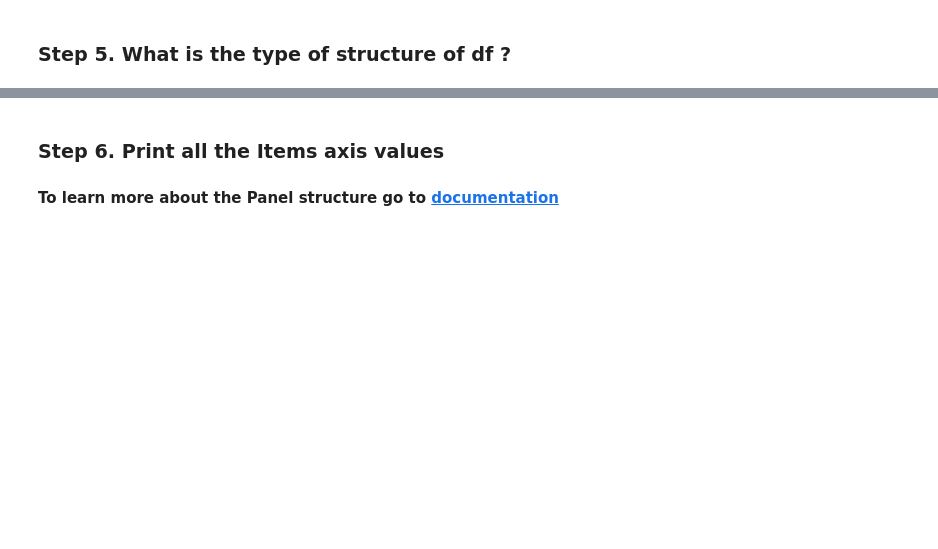
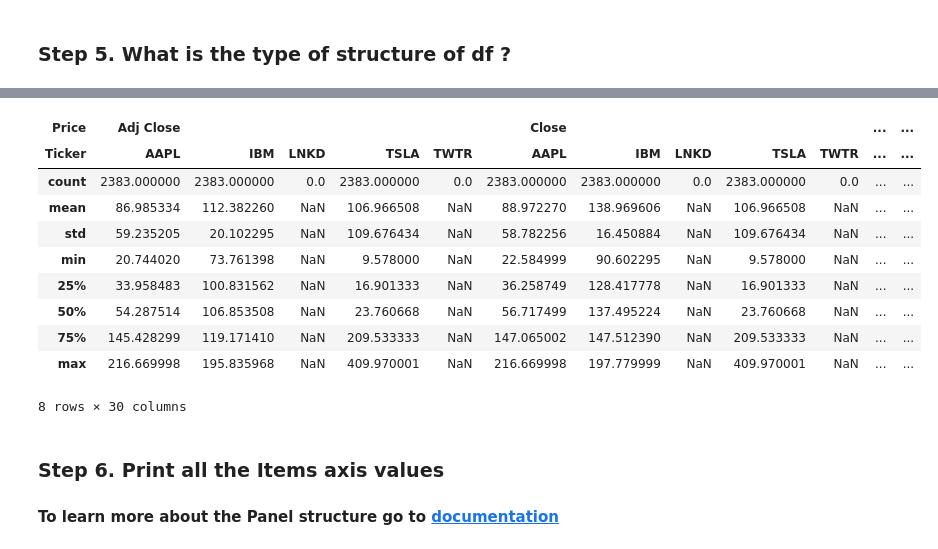
Before and after one commit to zinduaschool/pandasweeklyproject-BettyKagendo, a Jupyter notebook: 09_Time_Series/Getting_Financial_Data/Exercises.ipynb, the cells around one changed output, grey strips where cells are left out. Saved outputs shown, nothing was run; the diff lists cells and outputs as text; code cells hidden in the pictures; blank space fills up the shorter version.

```diff
--- a/09_Time_Series/Getting_Financial_Data/Exercises.ipynb
+++ b/09_Time_Series/Getting_Financial_Data/Exercises.ipynb
@@ -30,5 +48,10 @@ ModuleNotFoundError: No module named 'pandas.io.data'
 ### Step 2. Create your time range (start and end variables). The start date should be 01/01/2015 and the end should today (whatever your today is)
 # %% [markdown]
 ### Step 3. Select the Apple, Tesla, Twitter, IBM, LinkedIn stocks symbols and assign them to a variable called stocks
+# %%
+stocks = [ 'AAPL', 'TSLA', 'TWTR', 'IBM', 'LNKD']
 # %% [markdown]
 ### Step 4. Read the data from google, assign to df and print it
+# %%
+stock_data = yf.download(stocks, start = '2015-01-01', end ='2024-06-24')
+stock_data.head()
@@ -37,3 +141,17 @@ ModuleNotFoundError: No module named 'pandas.io.data'
+# %%
+stock_data.describe()
+# %% [output]
+| Price | Adj Close |  |  |  |  | Close |  |  |  |  | ... | ... |
+| Ticker | AAPL | IBM | LNKD | TSLA | TWTR | AAPL | IBM | LNKD | TSLA | TWTR | ... | ... |
+| count | 2383.000000 | 2383.000000 | 0.0 | 2383.000000 | 0.0 | 2383.000000 | 2383.000000 | 0.0 | 2383.000000 | 0.0 | ... | ... |
+| mean | 86.985334 | 112.382260 | NaN | 106.966508 | NaN | 88.972270 | 138.969606 | NaN | 106.966508 | NaN | ... | ... |
+| std | 59.235205 | 20.102295 | NaN | 109.676434 | NaN | 58.782256 | 16.450884 | NaN | 109.676434 | NaN | ... | ... |
+| min | 20.744020 | 73.761398 | NaN | 9.578000 | NaN | 22.584999 | 90.602295 | NaN | 9.578000 | NaN | ... | ... |
+| 25% | 33.958483 | 100.831562 | NaN | 16.901333 | NaN | 36.258749 | 128.417778 | NaN | 16.901333 | NaN | ... | ... |
+| 50% | 54.287514 | 106.853508 | NaN | 23.760668 | NaN | 56.717499 | 137.495224 | NaN | 23.760668 | NaN | ... | ... |
+| 75% | 145.428299 | 119.171410 | NaN | 209.533333 | NaN | 147.065002 | 147.512390 | NaN | 209.533333 | NaN | ... | ... |
+| max | 216.669998 | 195.835968 | NaN | 409.970001 | NaN | 216.669998 | 197.779999 | NaN | 409.970001 | NaN | ... | ... |
+8 rows × 30 columns
 # %% [markdown]
 ### Step 6. Print all the Items axis values
 #### To learn more about the Panel structure go to [documentation](http://pandas.pydata.org/pandas-docs/stable/dsintro.html#panel)
```
Also changed, not shown: parts of 13 cells of this notebook.
